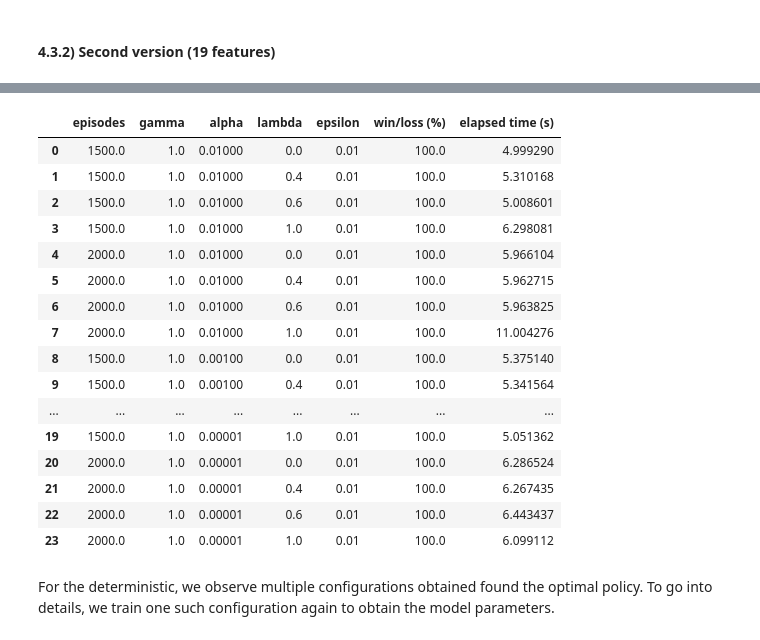
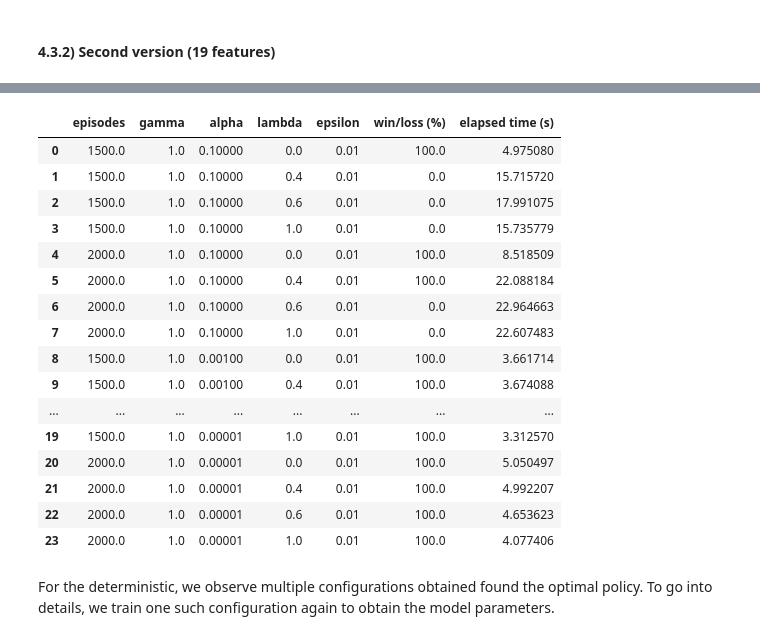
Before and after one commit to thurbridi/mo436-project-1, a Jupyter notebook: notebooks/project_1.ipynb, the cells around one changed output, grey strips where cells are left out. Drawn from its saved outputs; the diff is of its cells as text; code cells hidden in the pictures.

```diff
--- a/notebooks/project_1.ipynb
+++ b/notebooks/project_1.ipynb
@@ -834,23 +846,23 @@ We testeed the reifnorcement learning agent with every combination of the follow
 # %%
-report_sarsa_approx2(False)
+report_sarsa_approx2(stochastic=False)
 # %% [output]
 |  | episodes | gamma | alpha | lambda | epsilon | win/loss (%) | elapsed time (s) |
-| 0 | 1500.0 | 1.0 | 0.01000 | 0.0 | 0.01 | 100.0 | 4.999290 |
-| 1 | 1500.0 | 1.0 | 0.01000 | 0.4 | 0.01 | 100.0 | 5.310168 |
-| 2 | 1500.0 | 1.0 | 0.01000 | 0.6 | 0.01 | 100.0 | 5.008601 |
-| 3 | 1500.0 | 1.0 | 0.01000 | 1.0 | 0.01 | 100.0 | 6.298081 |
-| 4 | 2000.0 | 1.0 | 0.01000 | 0.0 | 0.01 | 100.0 | 5.966104 |
-| 5 | 2000.0 | 1.0 | 0.01000 | 0.4 | 0.01 | 100.0 | 5.962715 |
-| 6 | 2000.0 | 1.0 | 0.01000 | 0.6 | 0.01 | 100.0 | 5.963825 |
-| 7 | 2000.0 | 1.0 | 0.01000 | 1.0 | 0.01 | 100.0 | 11.004276 |
-| 8 | 1500.0 | 1.0 | 0.00100 | 0.0 | 0.01 | 100.0 | 5.375140 |
-| 9 | 1500.0 | 1.0 | 0.00100 | 0.4 | 0.01 | 100.0 | 5.341564 |
+| 0 | 1500.0 | 1.0 | 0.10000 | 0.0 | 0.01 | 100.0 | 4.975080 |
+| 1 | 1500.0 | 1.0 | 0.10000 | 0.4 | 0.01 | 0.0 | 15.715720 |
+| 2 | 1500.0 | 1.0 | 0.10000 | 0.6 | 0.01 | 0.0 | 17.991075 |
+| 3 | 1500.0 | 1.0 | 0.10000 | 1.0 | 0.01 | 0.0 | 15.735779 |
+| 4 | 2000.0 | 1.0 | 0.10000 | 0.0 | 0.01 | 100.0 | 8.518509 |
+| 5 | 2000.0 | 1.0 | 0.10000 | 0.4 | 0.01 | 100.0 | 22.088184 |
+| 6 | 2000.0 | 1.0 | 0.10000 | 0.6 | 0.01 | 0.0 | 22.964663 |
+| 7 | 2000.0 | 1.0 | 0.10000 | 1.0 | 0.01 | 0.0 | 22.607483 |
+| 8 | 1500.0 | 1.0 | 0.00100 | 0.0 | 0.01 | 100.0 | 3.661714 |
+| 9 | 1500.0 | 1.0 | 0.00100 | 0.4 | 0.01 | 100.0 | 3.674088 |
 | ... | ... | ... | ... | ... | ... | ... | ... |
-| 19 | 1500.0 | 1.0 | 0.00001 | 1.0 | 0.01 | 100.0 | 5.051362 |
-| 20 | 2000.0 | 1.0 | 0.00001 | 0.0 | 0.01 | 100.0 | 6.286524 |
-| 21 | 2000.0 | 1.0 | 0.00001 | 0.4 | 0.01 | 100.0 | 6.267435 |
-| 22 | 2000.0 | 1.0 | 0.00001 | 0.6 | 0.01 | 100.0 | 6.443437 |
-| 23 | 2000.0 | 1.0 | 0.00001 | 1.0 | 0.01 | 100.0 | 6.099112 |
+| 19 | 1500.0 | 1.0 | 0.00001 | 1.0 | 0.01 | 100.0 | 3.312570 |
+| 20 | 2000.0 | 1.0 | 0.00001 | 0.0 | 0.01 | 100.0 | 5.050497 |
+| 21 | 2000.0 | 1.0 | 0.00001 | 0.4 | 0.01 | 100.0 | 4.992207 |
+| 22 | 2000.0 | 1.0 | 0.00001 | 0.6 | 0.01 | 100.0 | 4.653623 |
+| 23 | 2000.0 | 1.0 | 0.00001 | 1.0 | 0.01 | 100.0 | 4.077406 |
 # %% [markdown]
 For the deterministic, we observe multiple configurations obtained found the optimal policy. To go into details, we train one such configuration again to obtain the model parameters.
 # %%
```
Also changed, not shown: parts of 20 cells of this notebook, 2 other files.
